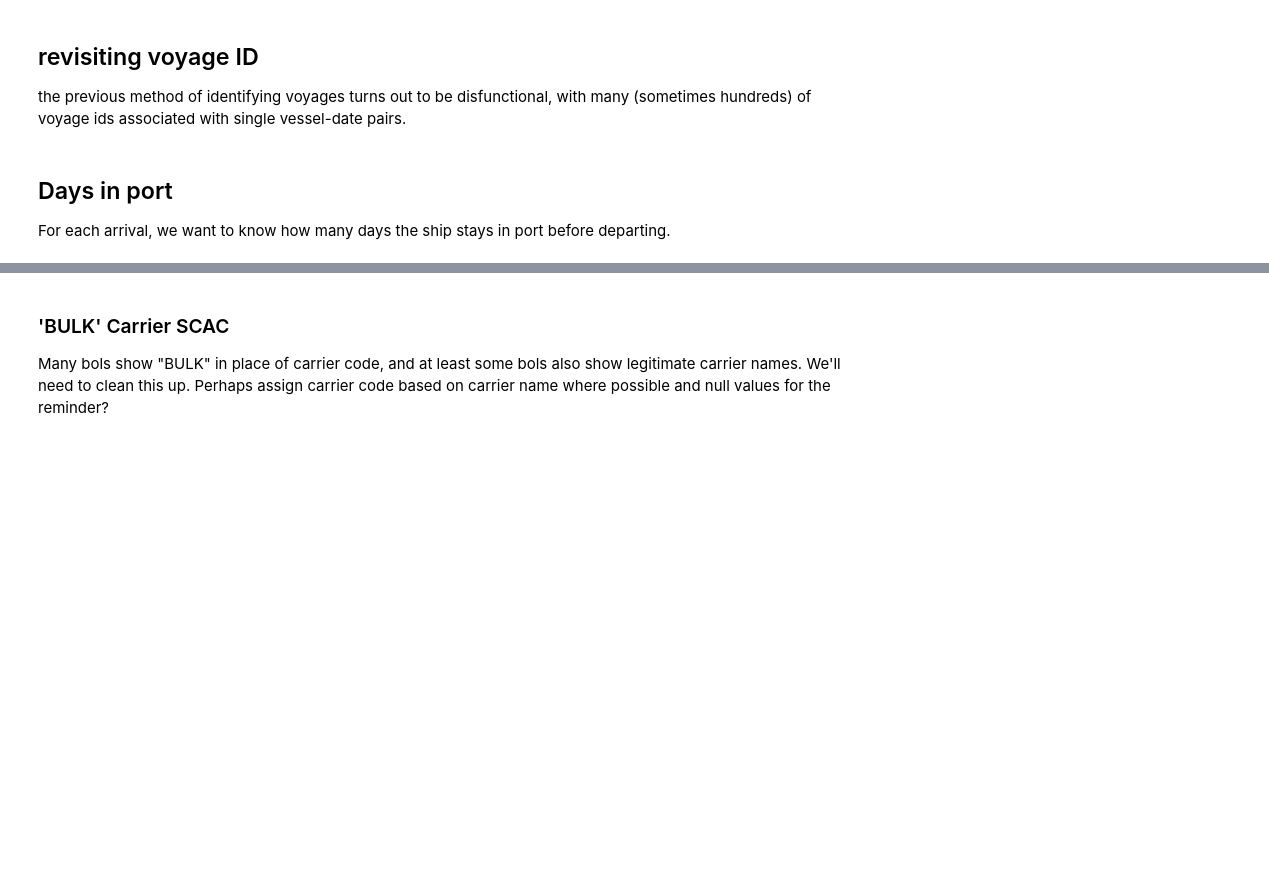
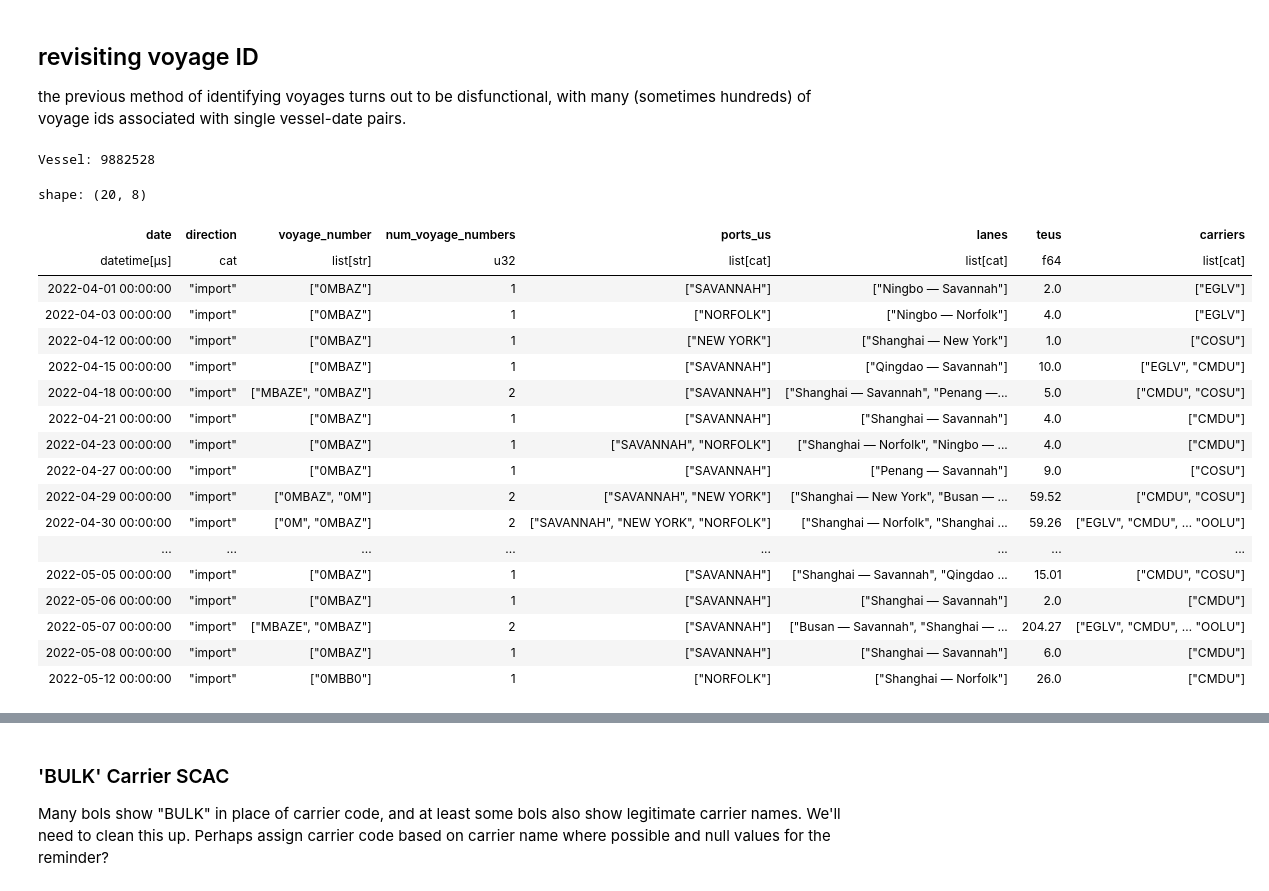
Before and after one commit to epistemetrica/PIERS-Data-Project, a Jupyter notebook: data_cleaning.ipynb, the cells around one changed output, grey strips where cells are left out. Drawn from its saved outputs; the diff is of its cells as text; code cells hidden in the pictures; blank space fills up the shorter version.

```diff
--- a/data_cleaning.ipynb
+++ b/data_cleaning.ipynb
@@ -484,7 +642,62 @@ sharing_over_time_plotly(
 ## revisiting voyage ID
 
 the previous method of identifying voyages turns out to be disfunctional, with many (sometimes hundreds) of voyage ids associated with single vessel-date pairs.
-# %% [markdown]
-## Days in port
-
-For each arrival, we want to know how many days the ship stays in port before departing.
+# %%
+#unify col names and concat lfs
+lf = pl.concat([
+    imports_lf.rename({
+        'date_arrival':'date',
+        'arrival_port_name':'us_port_name',
+        'departure_port_name':'foreign_port_name'
+        }),
+    exports_lf.rename({
+        'date_departure':'date',
+        'departure_port_name':'us_port_name',
+        'arrival_port_name':'foreign_port_name'
+        })
+    ], how='diagonal')
+#filter dates
+lf = lf.filter(pl.col('date')>dt.datetime(2022,1,1))
+#choose random vessel
+sample_vessel = lf.select('vessel_id').drop_nulls().collect().sample(1).item()
+print('Vessel:', sample_vessel)
+#get port call dates (teus and carriers for reference)
+df = (
+    lf.filter(pl.col('vessel_id')==sample_vessel)
+    .group_by('date', 'direction')
+    .agg(
+        pl.col('voyage_number').unique(),
+        pl.col('voyage_number').n_unique().alias('num_voyage_numbers'),
+        pl.col('us_port_name').unique().alias('ports_us'),
+        pl.col('lane_name').unique().alias('lanes'),
+        pl.col('teus').sum(),
+        pl.col('unified_carrier_scac').unique().alias('carriers')
+    )
+    .sort('date', 'direction')
+    .collect()
+)
+# %% [output]
+Vessel: 9882528
+# %%
+#inspect
+df.head(20)
+# %% [output]
+shape: (20, 8)
+| date | direction | voyage_number | num_voyage_numbers | ports_us | lanes | teus | carriers |
+| datetime[μs] | cat | list[str] | u32 | list[cat] | list[cat] | f64 | list[cat] |
+| 2022-04-01 00:00:00 | "import" | ["0MBAZ"] | 1 | ["SAVANNAH"] | ["Ningbo — Savannah"] | 2.0 | ["EGLV"] |
+| 2022-04-03 00:00:00 | "import" | ["0MBAZ"] | 1 | ["NORFOLK"] | ["Ningbo — Norfolk"] | 4.0 | ["EGLV"] |
+| 2022-04-12 00:00:00 | "import" | ["0MBAZ"] | 1 | ["NEW YORK"] | ["Shanghai — New York"] | 1.0 | ["COSU"] |
+| 2022-04-15 00:00:00 | "import" | ["0MBAZ"] | 1 | ["SAVANNAH"] | ["Qingdao — Savannah"] | 10.0 | ["EGLV", "CMDU"] |
+| 2022-04-18 00:00:00 | "import" | ["MBAZE", "0MBAZ"] | 2 | ["SAVANNAH"] | ["Shanghai — Savannah", "Penang —... | 5.0 | ["CMDU", "COSU"] |
+| 2022-04-21 00:00:00 | "import" | ["0MBAZ"] | 1 | ["SAVANNAH"] | ["Shanghai — Savannah"] | 4.0 | ["CMDU"] |
+| 2022-04-23 00:00:00 | "import" | ["0MBAZ"] | 1 | ["SAVANNAH", "NORFOLK"] | ["Shanghai — Norfolk", "Ningbo — ... | 4.0 | ["CMDU"] |
+| 2022-04-27 00:00:00 | "import" | ["0MBAZ"] | 1 | ["SAVANNAH"] | ["Penang — Savannah"] | 9.0 | ["COSU"] |
+| 2022-04-29 00:00:00 | "import" | ["0MBAZ", "0M"] | 2 | ["SAVANNAH", "NEW YORK"] | ["Shanghai — New York", "Busan — ... | 59.52 | ["CMDU", "COSU"] |
+| 2022-04-30 00:00:00 | "import" | ["0M", "0MBAZ"] | 2 | ["SAVANNAH", "NEW YORK", "NORFOLK"] | ["Shanghai — Norfolk", "Shanghai ... | 59.26 | ["EGLV", "CMDU", … "OOLU"] |
+| ... | ... | ... | ... | ... | ... | ... | ... |
+| 2022-05-05 00:00:00 | "import" | ["0MBAZ"] | 1 | ["SAVANNAH"] | ["Shanghai — Savannah", "Qingdao ... | 15.01 | ["CMDU", "COSU"] |
+| 2022-05-06 00:00:00 | "import" | ["0MBAZ"] | 1 | ["SAVANNAH"] | ["Shanghai — Savannah"] | 2.0 | ["CMDU"] |
+| 2022-05-07 00:00:00 | "import" | ["MBAZE", "0MBAZ"] | 2 | ["SAVANNAH"] | ["Busan — Savannah", "Shanghai — ... | 204.27 | ["EGLV", "CMDU", … "OOLU"] |
+| 2022-05-08 00:00:00 | "import" | ["0MBAZ"] | 1 | ["SAVANNAH"] | ["Shanghai — Savannah"] | 6.0 | ["CMDU"] |
+| 2022-05-12 00:00:00 | "import" | ["0MBB0"] | 1 | ["NORFOLK"] | ["Shanghai — Norfolk"] | 26.0 | ["CMDU"] |
```
Also changed, not shown: parts of 21 cells of this notebook, 1 other file.
